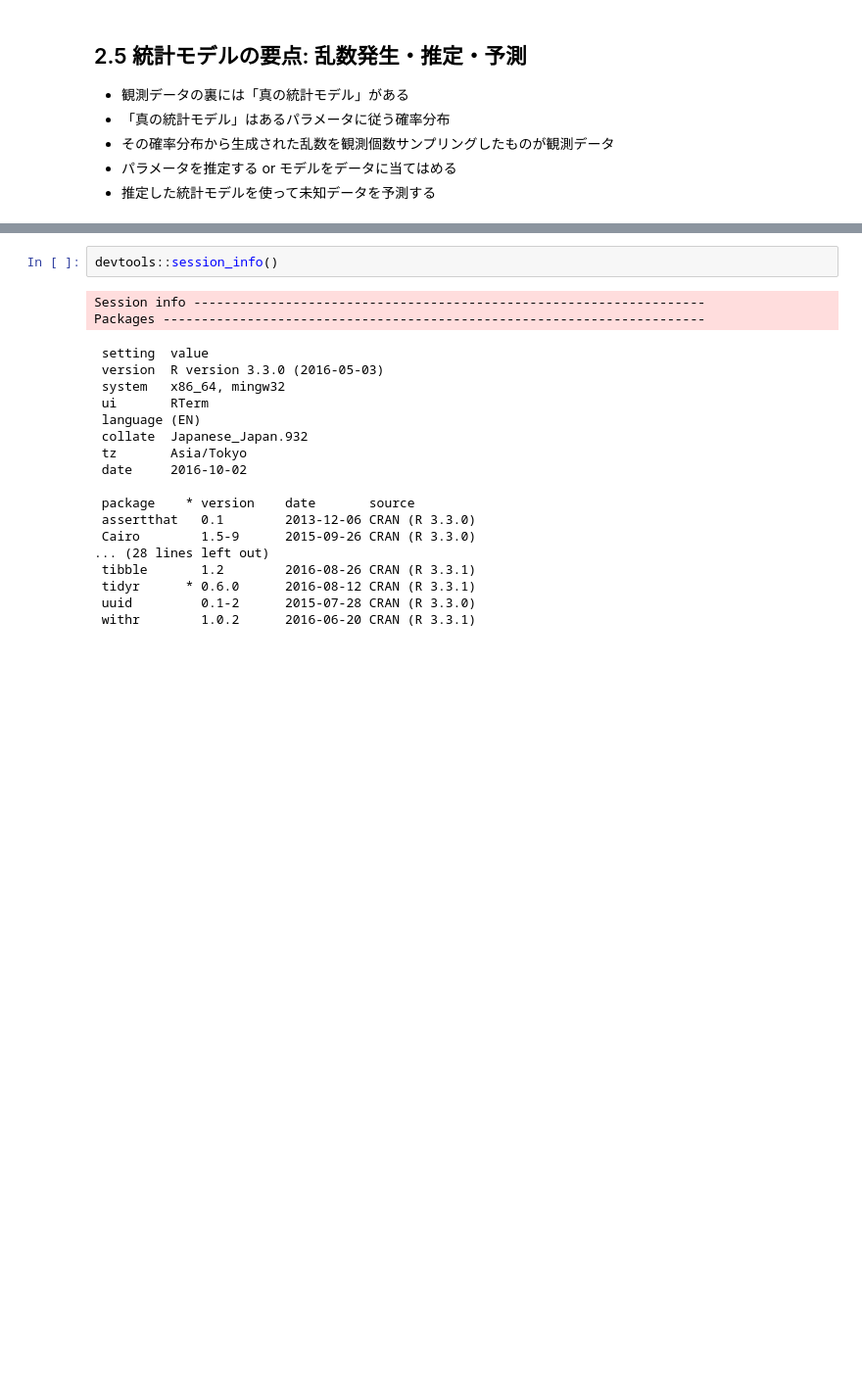
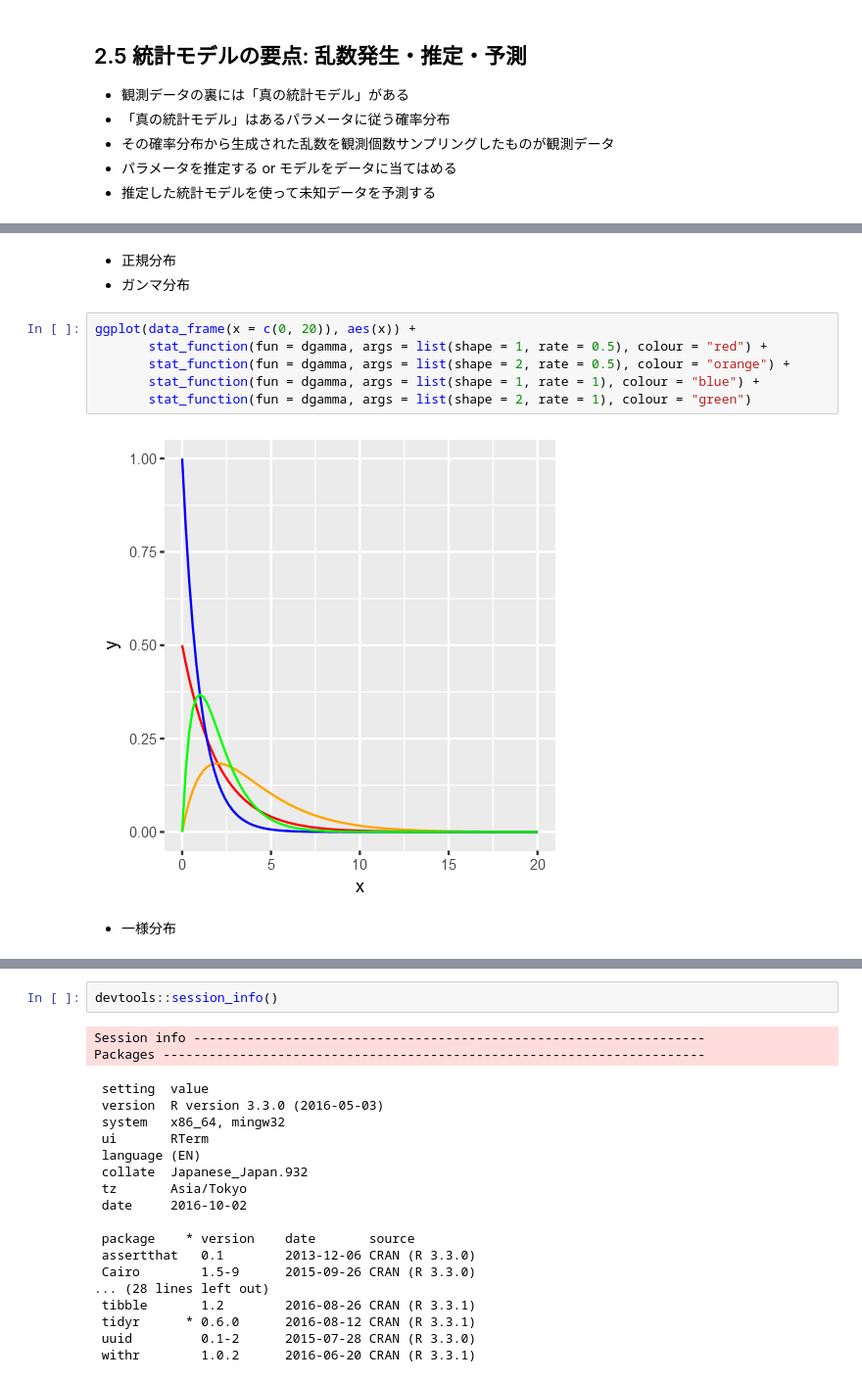
Before and after one commit to whatalnk/stat-model-intro, a Jupyter notebook: Chap02.ipynb, the cells around one changed output, grey strips where cells are left out. Shown at 98% size. Cells and saved outputs as stored; diff of their text form; blank space fills up the shorter version.

```diff
--- a/Chap02.ipynb
+++ b/Chap02.ipynb
@@ -391,2 +441,15 @@ data_frame(y = sapply(c(1:3000), function(x){
+# %% [markdown]
+* 正規分布
+* ガンマ分布
+# %%
+ggplot(data_frame(x = c(0, 20)), aes(x)) +
+       stat_function(fun = dgamma, args = list(shape = 1, rate = 0.5), colour = "red") +
+       stat_function(fun = dgamma, args = list(shape = 2, rate = 0.5), colour = "orange") +
+       stat_function(fun = dgamma, args = list(shape = 1, rate = 1), colour = "blue") +
+       stat_function(fun = dgamma, args = list(shape = 2, rate = 1), colour = "green")
+# %% [output]
+[figure, added]
+# %% [markdown]
+* 一様分布
 # %% [markdown]
 ## 2.7 まとめ
```
Also changed, not shown: parts of 14 cells of this notebook, 2 other files.
